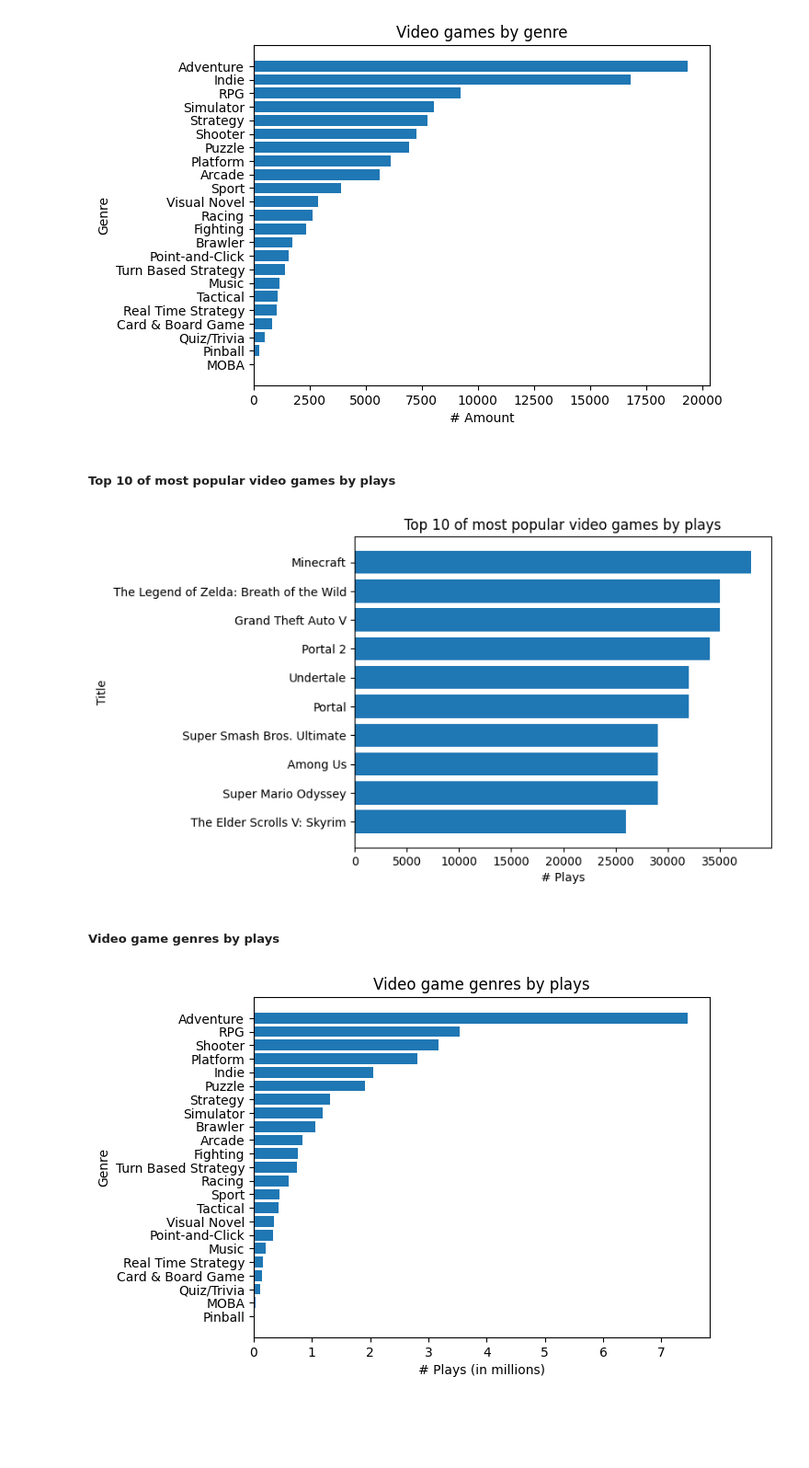
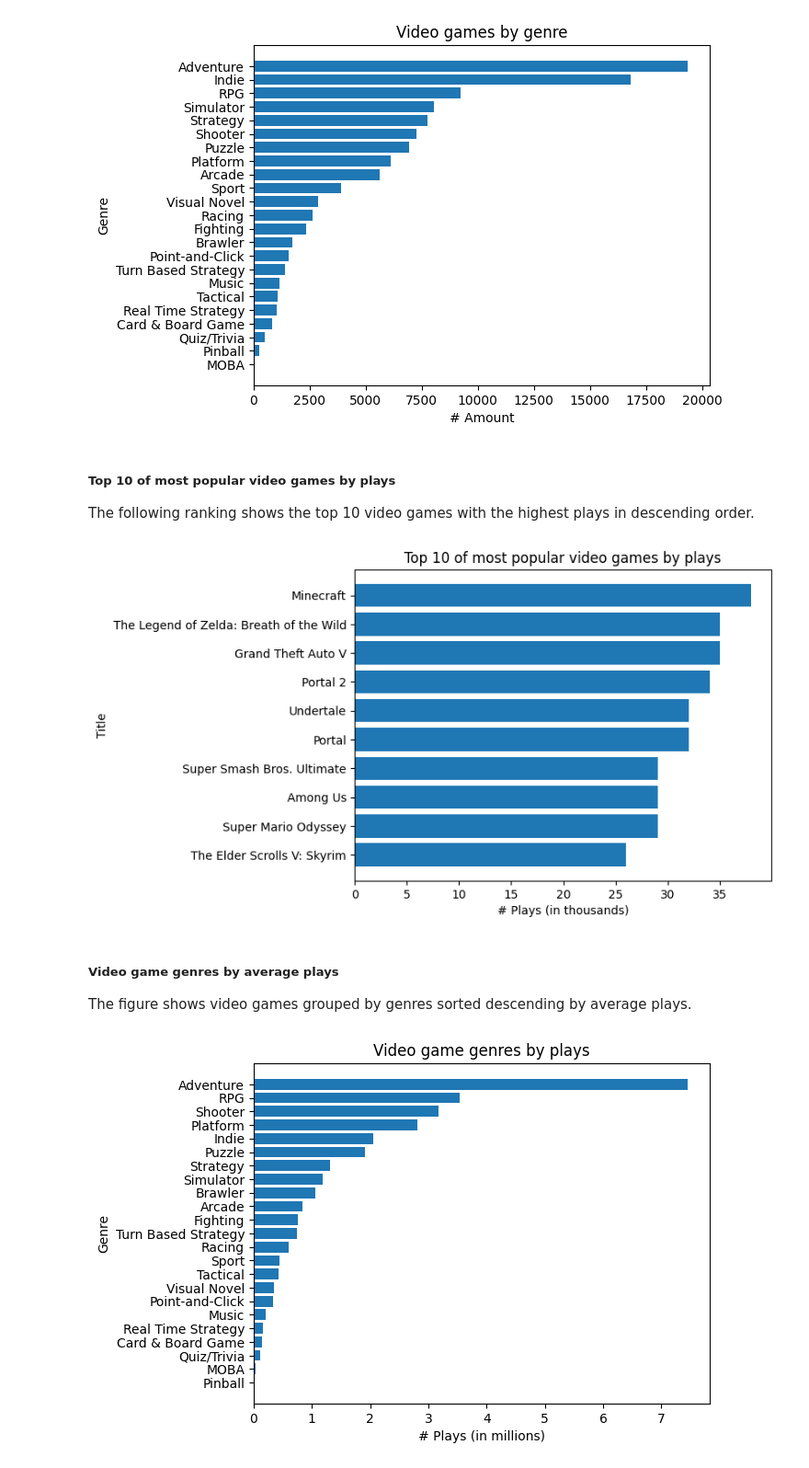
Before and after one commit to KevGame/made-template, a Jupyter notebook: project/report.ipynb, the cells around one changed output. Shown at 92% size. Cells and saved outputs as stored; diff of their text form; code cells hidden in the pictures; blank space fills up the shorter version.

```diff
--- a/project/report.ipynb
+++ b/project/report.ipynb
@@ -165,22 +173,29 @@ plt.show()
 [figure]
 # %% [markdown]
 ##### Top 10 of most popular video games by plays
+
+The following ranking shows the top 10 video games with the highest plays in descending order.
 # %%
 # Get top 10 of video games by plays
 df_plot2 = df_pvg.sort_values(['Plays'], ascending=False).head(10)
 
+# Convert plays in smaller values for better plot
+df_plot2['Plays'] = df_plot2['Plays'] / 1000
+
 # Build plot
 plt.title("Top 10 of most popular video games by plays")
-plt.xlabel('# Plays')
+plt.xlabel('# Plays (in thousands)')
 plt.ylabel('Title')
 plt.barh(df_plot2['Title'][::-1], df_plot2['Plays'][::-1])
 
 # Show plot
 plt.show()
 # %% [output]
-[figure, old version]
+[figure, new version]
 # %% [markdown]
-##### Video game genres by plays
+##### Video game genres by average plays
+
+The figure shows video games grouped by genres sorted descending by average plays.
 # %%
 # Get columns
 df_plot3 = df_pvg[['Genres', 'Plays']]
```
Also changed, not shown: parts of 27 cells of this notebook.
